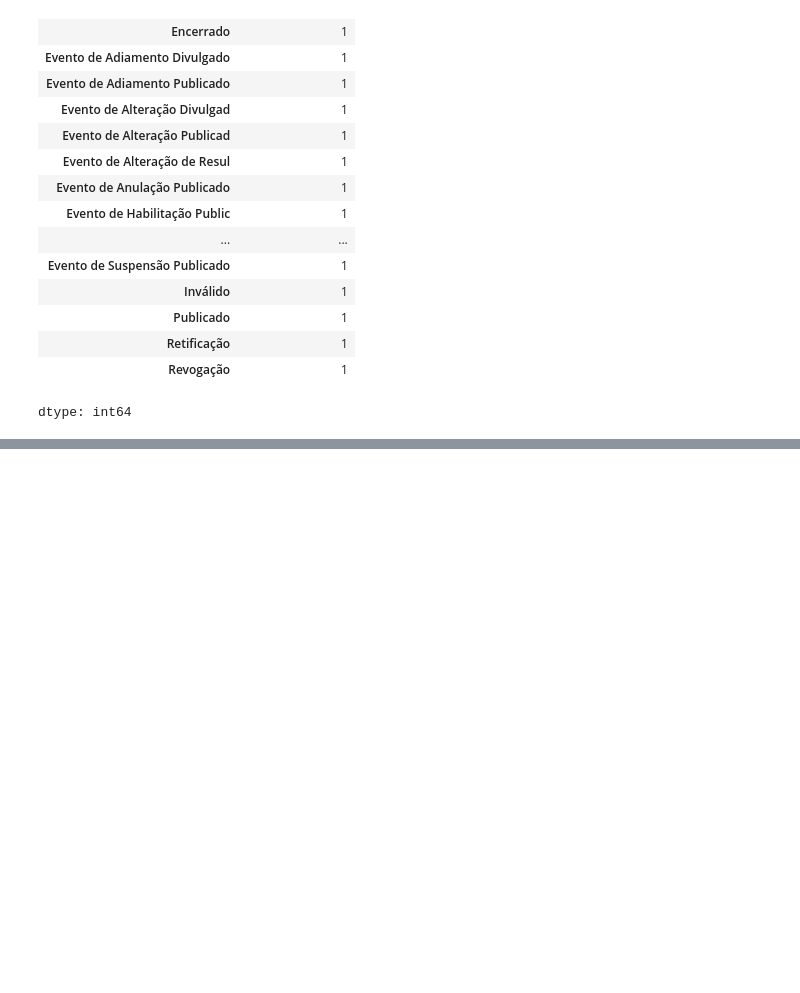
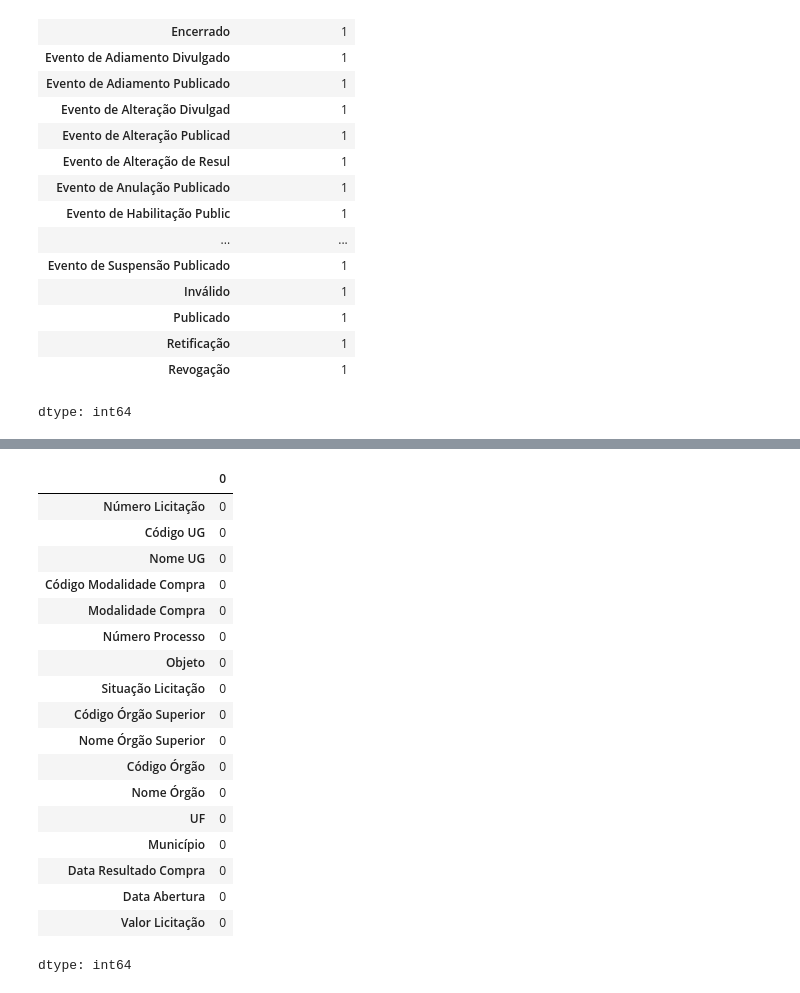
Before and after one commit to Eliane-orlandin/PrograMaria, a Jupyter notebook: licitacoes.ipynb, the cells around one changed output, grey strips where cells are left out. Cells and saved outputs as stored; diff of their text form; code cells hidden in the pictures; blank space fills up the shorter version.

```diff
--- a/licitacoes.ipynb
+++ b/licitacoes.ipynb
@@ -79,0 +115,4 @@ dtype: int64
+# %%
+# Substituindo valores nulos por uma data inexistente
+dados['Data Abertura'].fillna('00/00/0000', inplace=True)
+print(dados['Data Abertura'])
@@ -79,0 +132,22 @@ dtype: int64
+# %%
+dados.isnull().sum()
+# %% [output]
+|  | 0 |
+| Número Licitação | 0 |
+| Código UG | 0 |
+| Nome UG | 0 |
+| Código Modalidade Compra | 0 |
+| Modalidade Compra | 0 |
+| Número Processo | 0 |
+| Objeto | 0 |
+| Situação Licitação | 0 |
+| Código Órgão Superior | 0 |
+| Nome Órgão Superior | 0 |
+| Código Órgão | 0 |
+| Nome Órgão | 0 |
+| UF | 0 |
+| Município | 0 |
+| Data Resultado Compra | 0 |
+| Data Abertura | 0 |
+| Valor Licitação | 0 |
+dtype: int64
```
Also changed, not shown: parts of 4 cells of this notebook.
